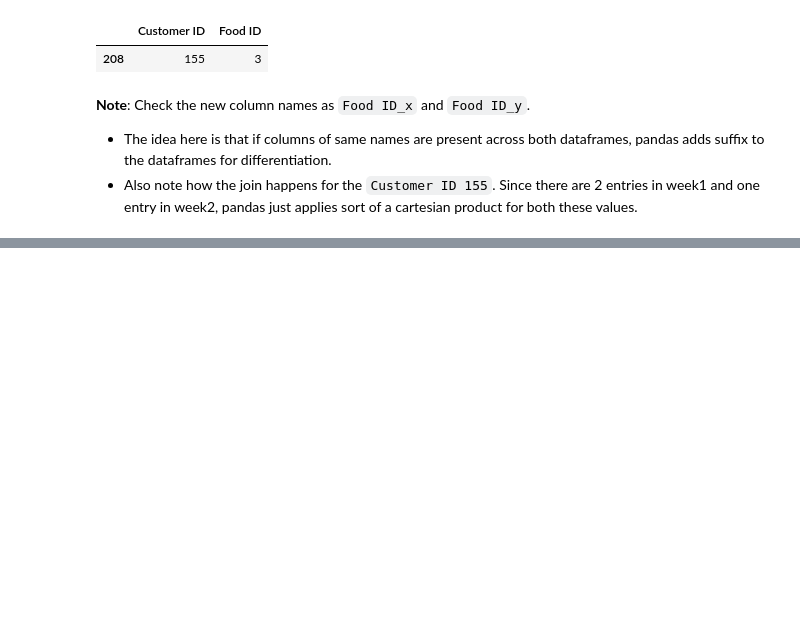
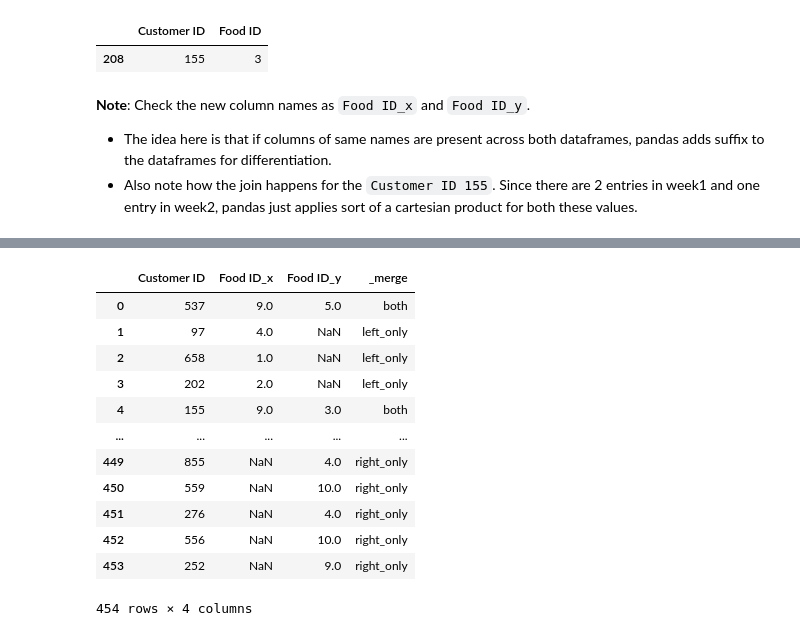
Before and after one commit to selfstarter39/ml_ds, a Jupyter notebook: data_wrangling/merge-pandas.ipynb, the cells around one changed output, grey strips where cells are left out. Cells and saved outputs as stored; diff of their text form; code cells hidden in the pictures; blank space fills up the shorter version.

Commit message:
Added more details for merge operations

```diff
--- a/data_wrangling/merge-pandas.ipynb
+++ b/data_wrangling/merge-pandas.ipynb
@@ -256,0 +305,17 @@ week2[week2["Customer ID"]== 155]
+# %%
+outer_explicitdf = week1.merge(week2, how = "outer", on =["Customer ID"],indicator=True)
+outer_explicitdf
+# %% [output]
+|  | Customer ID | Food ID_x | Food ID_y | _merge |
+| 0 | 537 | 9.0 | 5.0 | both |
+| 1 | 97 | 4.0 | NaN | left_only |
+| 2 | 658 | 1.0 | NaN | left_only |
+| 3 | 202 | 2.0 | NaN | left_only |
+| 4 | 155 | 9.0 | 3.0 | both |
+| ... | ... | ... | ... | ... |
+| 449 | 855 | NaN | 4.0 | right_only |
+| 450 | 559 | NaN | 10.0 | right_only |
+| 451 | 276 | NaN | 4.0 | right_only |
+| 452 | 556 | NaN | 10.0 | right_only |
+| 453 | 252 | NaN | 9.0 | right_only |
+454 rows × 4 columns
```
Also changed, not shown: parts of 11 cells of this notebook.
